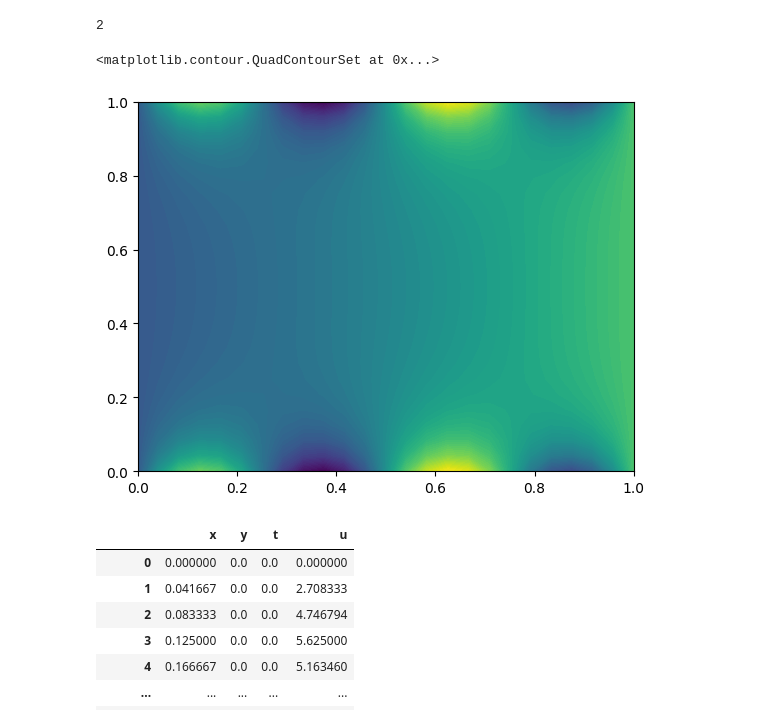
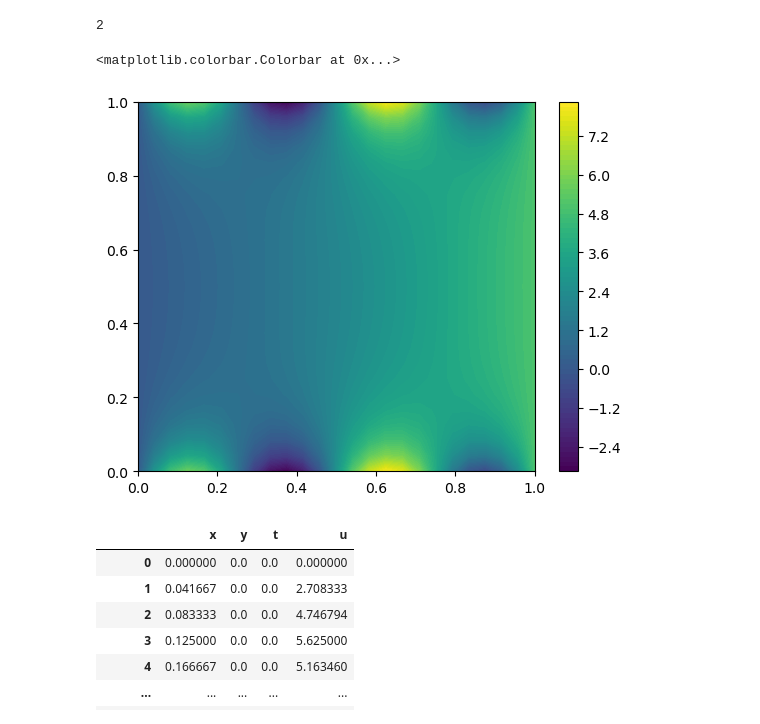
Before and after one commit to rahil1206/PDE-Project, a Jupyter notebook: Experiment.ipynb, the cells around one changed output. Saved outputs shown, nothing was run; the diff lists cells and outputs as text; code cells hidden in the pictures.

```diff
--- a/Experiment.ipynb
+++ b/Experiment.ipynb
@@ -594,12 +593,13 @@ for t in range(Nt):
 # %%
 xs = np.linspace(0, L, N)
 ys = np.linspace(0, W, N)
 XY = np.meshgrid(xs, ys)
 XY = np.meshgrid(xs, ys)
 plt.contourf(XY[0], XY[1], res[-1], levels = 100)
+plt.colorbar()
 # %% [output]
-<matplotlib.contour.QuadContourSet at 0x...>
+<matplotlib.colorbar.Colorbar at 0x...>
-[figure, old version]
+[figure, new version]
 # %%
 dataset = []
 for i in range(len(res)):
```
Also changed, not shown: parts of 16 cells of this notebook.
